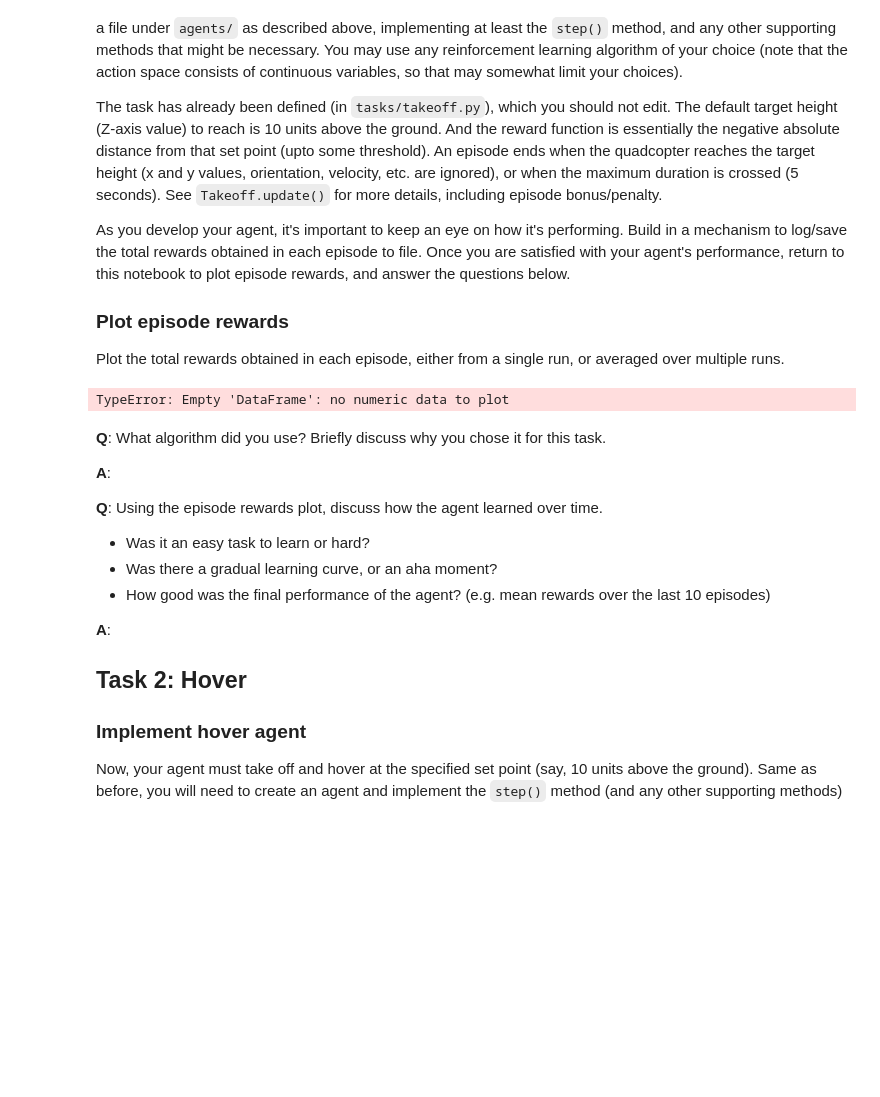
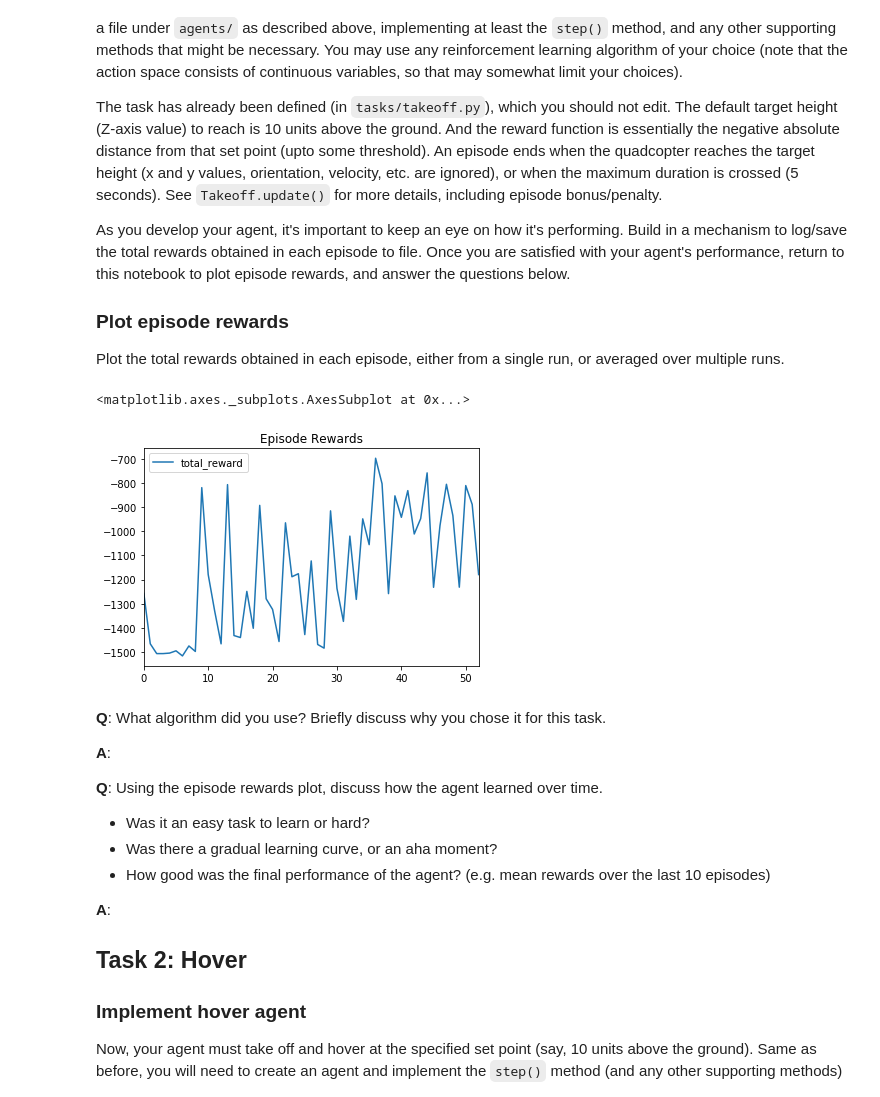
Before and after one commit to stayyule/RL-Quadcopter, a Jupyter notebook: quad_controller_rl/notebooks/RL-Quadcopter.ipynb, the cells around one changed output. Cells and saved outputs as stored; diff of their text form; code cells hidden in the pictures; blank space fills up the shorter version.

```diff
--- a/quad_controller_rl/notebooks/RL-Quadcopter.ipynb
+++ b/quad_controller_rl/notebooks/RL-Quadcopter.ipynb
@@ -144,11 +144,12 @@ Plot the total rewards obtained in each episode, either from a single run, or av
 # %%
 # TODO: Read and plot episode rewards
 import pandas as pd
 
-df_stats = pd.read_csv("..\out\q_stats_2019-06-25_20-24-48.csv")
+df_stats = pd.read_csv("..\out\stats_2019-06-26_06-57-58.csv")
 df_stats[['total_reward']].plot(title="Episode Rewards")
 # %% [output]
-TypeError: Empty 'DataFrame': no numeric data to plot
+<matplotlib.axes._subplots.AxesSubplot at 0x...>
+[figure, added]
 # %% [markdown]
 **Q**: What algorithm did you use? Briefly discuss why you chose it for this task.
 
```
Also changed, not shown: 1 other file.
